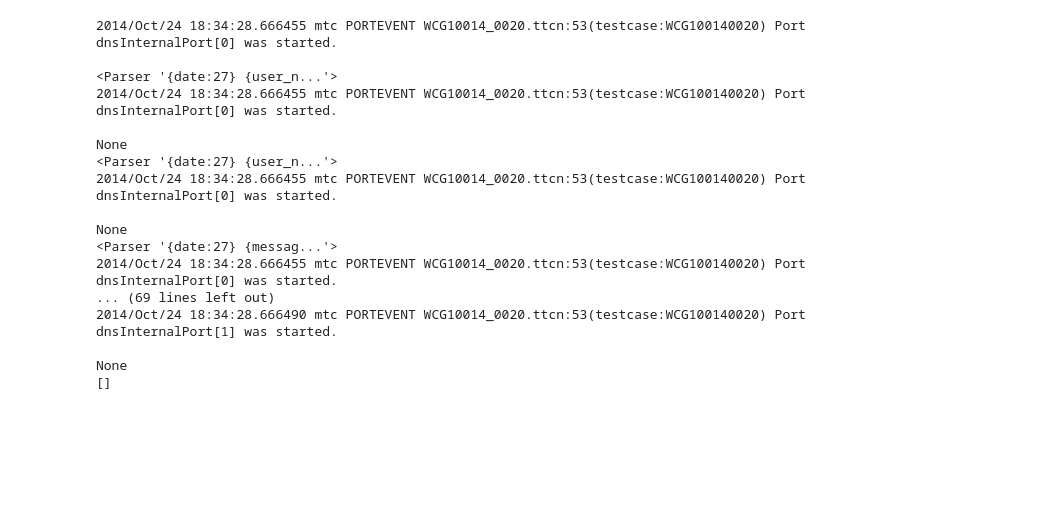
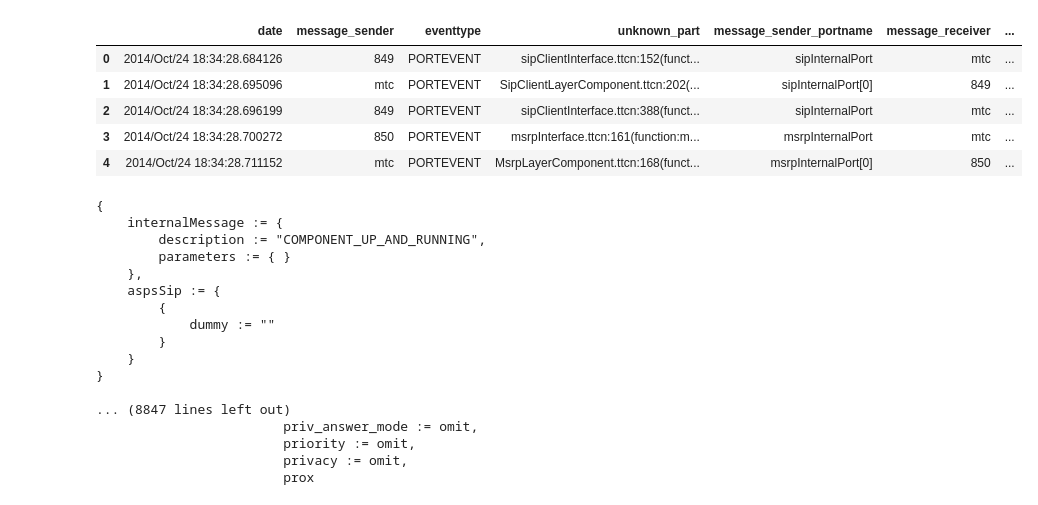
Before and after one commit to antofranrome/Agile-project-Log-analyser, a Jupyter notebook: Log_Parser/Data_Parser.ipynb, the cells around one changed output. Drawn from its saved outputs; the diff is of its cells as text; code cells hidden in the pictures; blank space fills up the shorter version.

```diff
--- a/Log_Parser/Data_Parser.ipynb
+++ b/Log_Parser/Data_Parser.ipynb
@@ -76,37 +69,42 @@ print(port_mapping.parse("2014/Oct/24 18:34:28.683908 849 PORTEVENT sipClientInt
 <Result () {'date': '2014/Oct/24 18:34:28.683552', 'message_sender': '849', 'eventtype': 'PORTEVENT', 'unknown_part': 'sipClientInterface.ttcn:146(function:sipInitialize)', 'message_sender_portname':  ...
 <Result () {'date': '2014/Oct/24 18:34:28.683618', 'message_receiver': 'mtc', 'eventtype': 'PORTEVENT', 'unknown_part': 'SipClientLayerComponent.ttcn:253(function:receiveInternalMessage)', 'message_re ...
 <Result () {'date': '2014/Oct/24 18:34:28.683908', 'message_sender': '849', 'eventtype': 'PORTEVENT', 'unknown_part': 'sipClientInterface.ttcn:149(function:sipInitialize)', 'message_sender_portname':  ...
-# %%
-parser_patterns = [port_opening, port_stopping, port_connexion_waiting, port_connexion_establishment, port_connexion_acceptation, port_mapping, message_sending, message_enqueuing, message_reception, message_extraction]
-parsed_log_list = []
-
-for portevent_log in portevent_log_list[:2]:
-    print(portevent_log)
-    for parser in parser_patterns:
-        print(parser)
-        print(portevent_log)
-        print(parser.parse(portevent_log))
-        if parser.parse(portevent_log) != None:
-            parsed_log = parser.parse(portevent_log).named
-            parsed_log_list.append(parsed_log)
-            break
-
-print(parsed_log_list[:4])
-# %% [output]
-2014/Oct/24 18:34:28.666455 mtc PORTEVENT WCG10014_0020.ttcn:53(testcase:WCG100140020) Port dnsInternalPort[0] was started.
-
-<Parser '{date:27} {user_n...'>
-2014/Oct/24 18:34:28.666455 mtc PORTEVENT WCG10014_0020.ttcn:53(testcase:WCG100140020) Port dnsInternalPort[0] was started.
-
-None
-<Parser '{date:27} {user_n...'>
-2014/Oct/24 18:34:28.666455 mtc PORTEVENT WCG10014_0020.ttcn:53(testcase:WCG100140020) Port dnsInternalPort[0] was started.
-
-None
-<Parser '{date:27} {messag...'>
-2014/Oct/24 18:34:28.666455 mtc PORTEVENT WCG10014_0020.ttcn:53(testcase:WCG100140020) Port dnsInternalPort[0] was started.
-... (69 lines left out)
-2014/Oct/24 18:34:28.666490 mtc PORTEVENT WCG10014_0020.ttcn:53(testcase:WCG100140020) Port dnsInternalPort[1] was started.
-
-None
-[]
+# %%
+import pandas as pd
+
+parsed_sending_log_dico = {'date': [], 'message_sender': [], 'eventtype': [], 'unknown_part': [], 'message_sender_portname': [],
+                           'message_receiver': [], 'message_type': [], 'message_content': []}
+for sending_log in sending_log_list:
+    parsed_log = message_sending.parse(sending_log).named
+    for k in parsed_log.keys():
+        parsed_sending_log_dico[k].append(parsed_log[k])
+df = pd.DataFrame(parsed_sending_log_dico)
+df.head(5)
+# %% [output]
+|  | date | message_sender | eventtype | unknown_part | message_sender_portname | message_receiver | ... |
+| 0 | 2014/Oct/24 18:34:28.684126 | 849 | PORTEVENT | sipClientInterface.ttcn:152(funct... | sipInternalPort | mtc | ... |
+| 1 | 2014/Oct/24 18:34:28.695096 | mtc | PORTEVENT | SipClientLayerComponent.ttcn:202(... | sipInternalPort[0] | 849 | ... |
+| 2 | 2014/Oct/24 18:34:28.696199 | 849 | PORTEVENT | sipClientInterface.ttcn:388(funct... | sipInternalPort | mtc | ... |
+| 3 | 2014/Oct/24 18:34:28.700272 | 850 | PORTEVENT | msrpInterface.ttcn:161(function:m... | msrpInternalPort | mtc | ... |
+| 4 | 2014/Oct/24 18:34:28.711152 | mtc | PORTEVENT | MsrpLayerComponent.ttcn:168(funct... | msrpInternalPort[0] | 850 | ... |
+# %%
+for m in df.message_content:
+    print(m)
+# %% [output]
+{
+    internalMessage := {
+        description := "COMPONENT_UP_AND_RUNNING",
+        parameters := { }
+    },
+    aspsSip := {
+        {
+            dummy := ""
+        }
+    }
+}
+
+... (8847 lines left out)
+                        priv_answer_mode := omit,
+                        priority := omit,
+                        privacy := omit,
+                        prox
```
Also changed, not shown: parts of 9 cells of this notebook, 5 other files.
